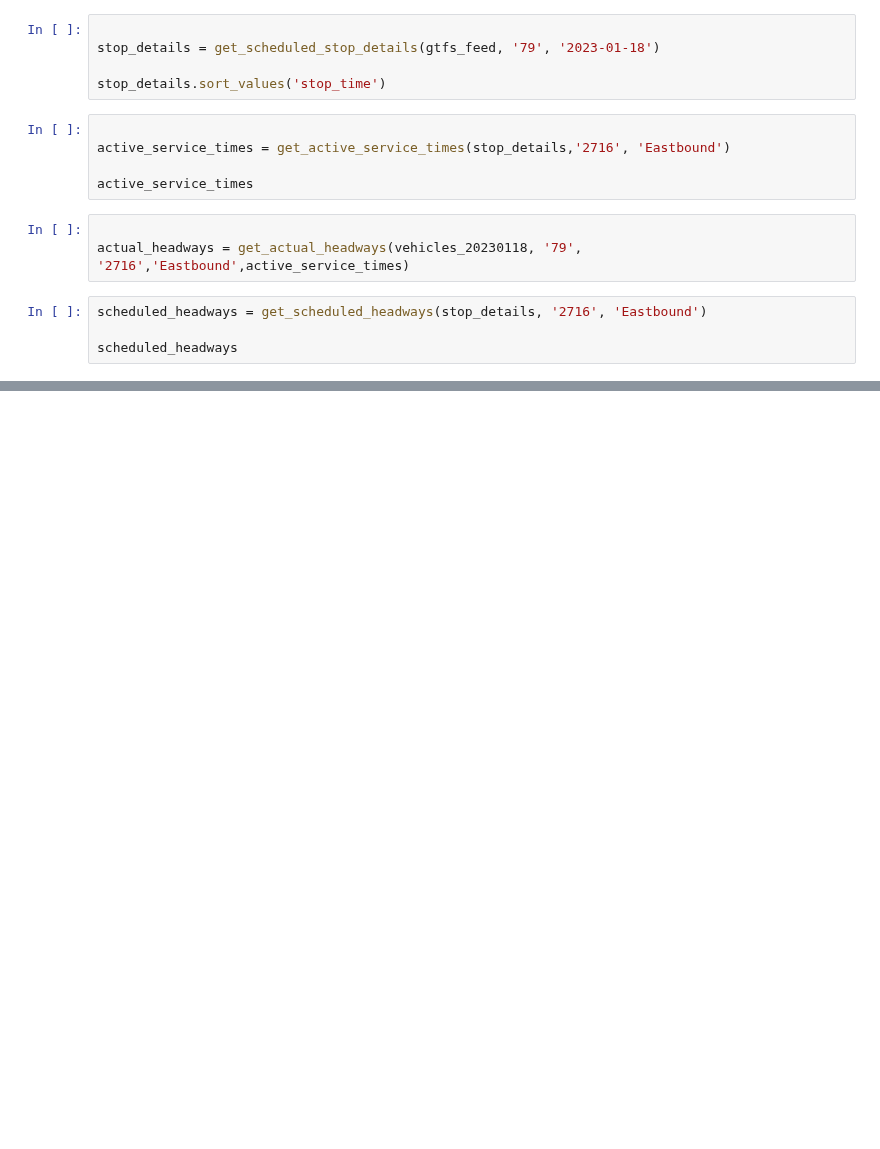
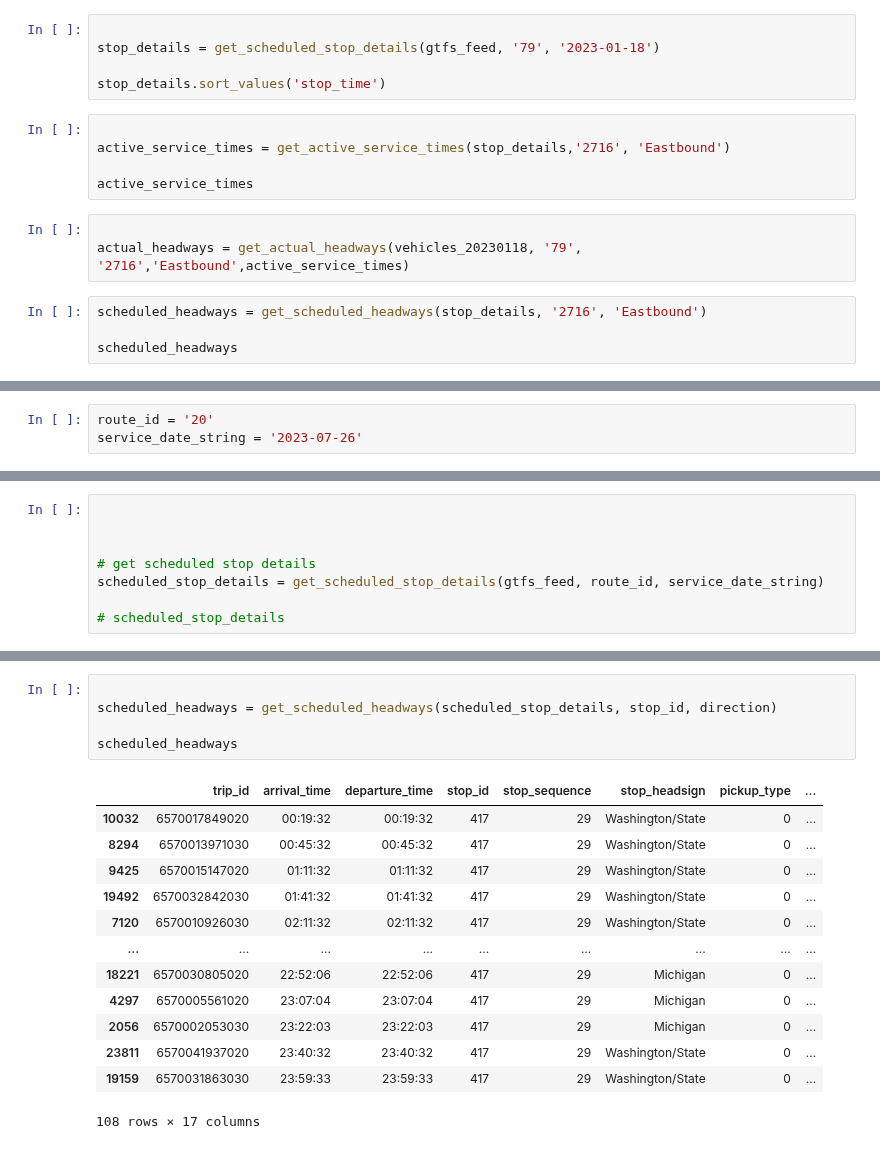
Before and after one commit to kristenhahn/cta_bus_tracker_exploration, a Jupyter notebook: all_headways_all_stops_single_route.ipynb, the cells around one changed output, grey strips where cells are left out. Drawn from its saved outputs; the diff is of its cells as text; blank space fills up the shorter version.

```diff
--- a/all_headways_all_stops_single_route.ipynb
+++ b/all_headways_all_stops_single_route.ipynb
@@ -188,0 +175,3 @@ scheduled_headways
+# %%
+route_id = '20'
+service_date_string = '2023-07-26'
@@ -188,0 +181,8 @@ scheduled_headways
+# %%
+
+
+
+# get scheduled stop details
+scheduled_stop_details = get_scheduled_stop_details(gtfs_feed, route_id, service_date_string)
+
+# scheduled_stop_details
@@ -188,0 +265,19 @@ scheduled_headways
+# %%
+
+scheduled_headways = get_scheduled_headways(scheduled_stop_details, stop_id, direction)
+
+scheduled_headways
+# %% [output]
+|  | trip_id | arrival_time | departure_time | stop_id | stop_sequence | stop_headsign | pickup_type | ... |
+| 10032 | 6570017849020 | 00:19:32 | 00:19:32 | 417 | 29 | Washington/State | 0 | ... |
+| 8294 | 6570013971030 | 00:45:32 | 00:45:32 | 417 | 29 | Washington/State | 0 | ... |
+| 9425 | 6570015147020 | 01:11:32 | 01:11:32 | 417 | 29 | Washington/State | 0 | ... |
+| 19492 | 6570032842030 | 01:41:32 | 01:41:32 | 417 | 29 | Washington/State | 0 | ... |
+| 7120 | 6570010926030 | 02:11:32 | 02:11:32 | 417 | 29 | Washington/State | 0 | ... |
+| ... | ... | ... | ... | ... | ... | ... | ... | ... |
+| 18221 | 6570030805020 | 22:52:06 | 22:52:06 | 417 | 29 | Michigan | 0 | ... |
+| 4297 | 6570005561020 | 23:07:04 | 23:07:04 | 417 | 29 | Michigan | 0 | ... |
+| 2056 | 6570002053030 | 23:22:03 | 23:22:03 | 417 | 29 | Michigan | 0 | ... |
+| 23811 | 6570041937020 | 23:40:32 | 23:40:32 | 417 | 29 | Washington/State | 0 | ... |
+| 19159 | 6570031863030 | 23:59:33 | 23:59:33 | 417 | 29 | Washington/State | 0 | ... |
+108 rows × 17 columns
```
Also changed, not shown: parts of 43 cells of this notebook, 5 other files.
